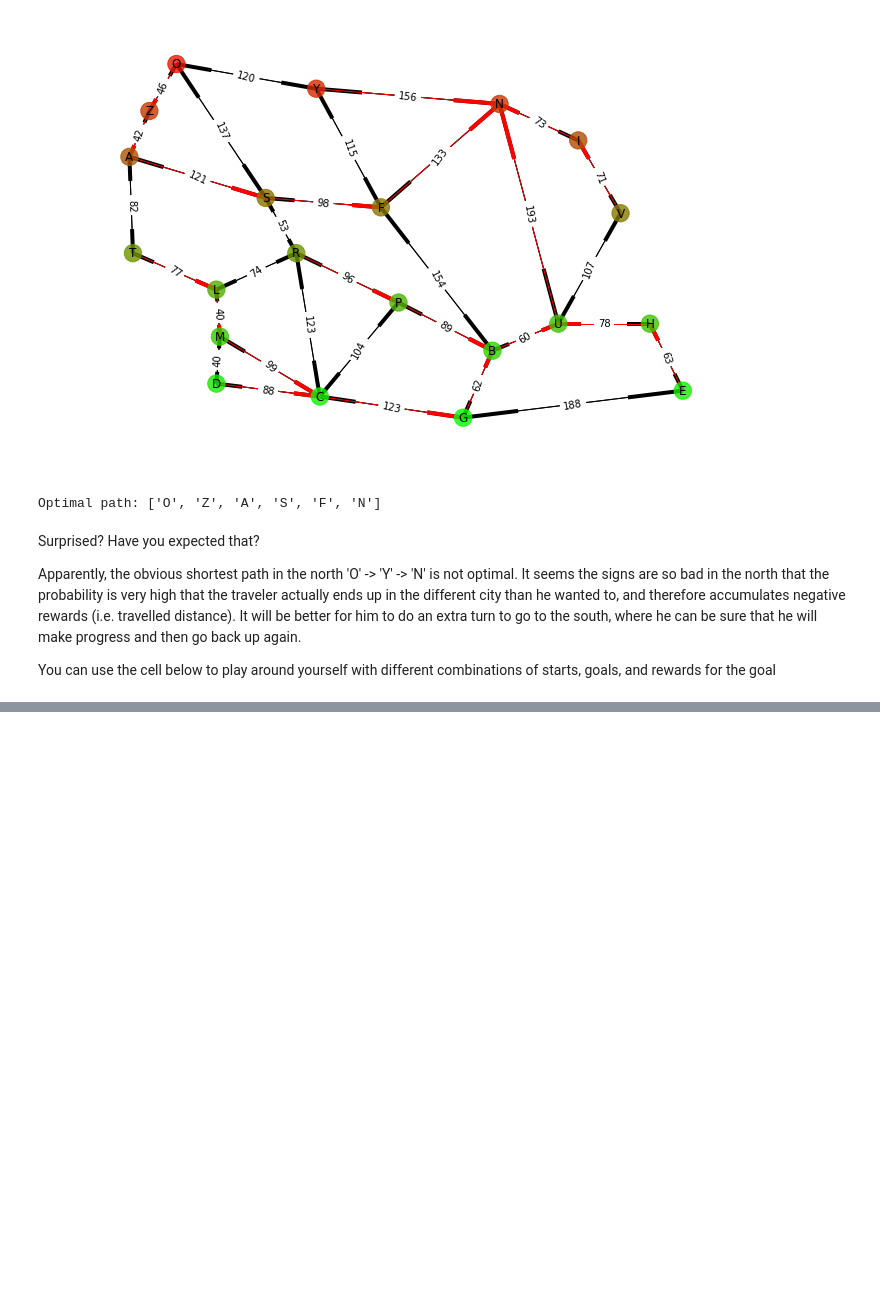
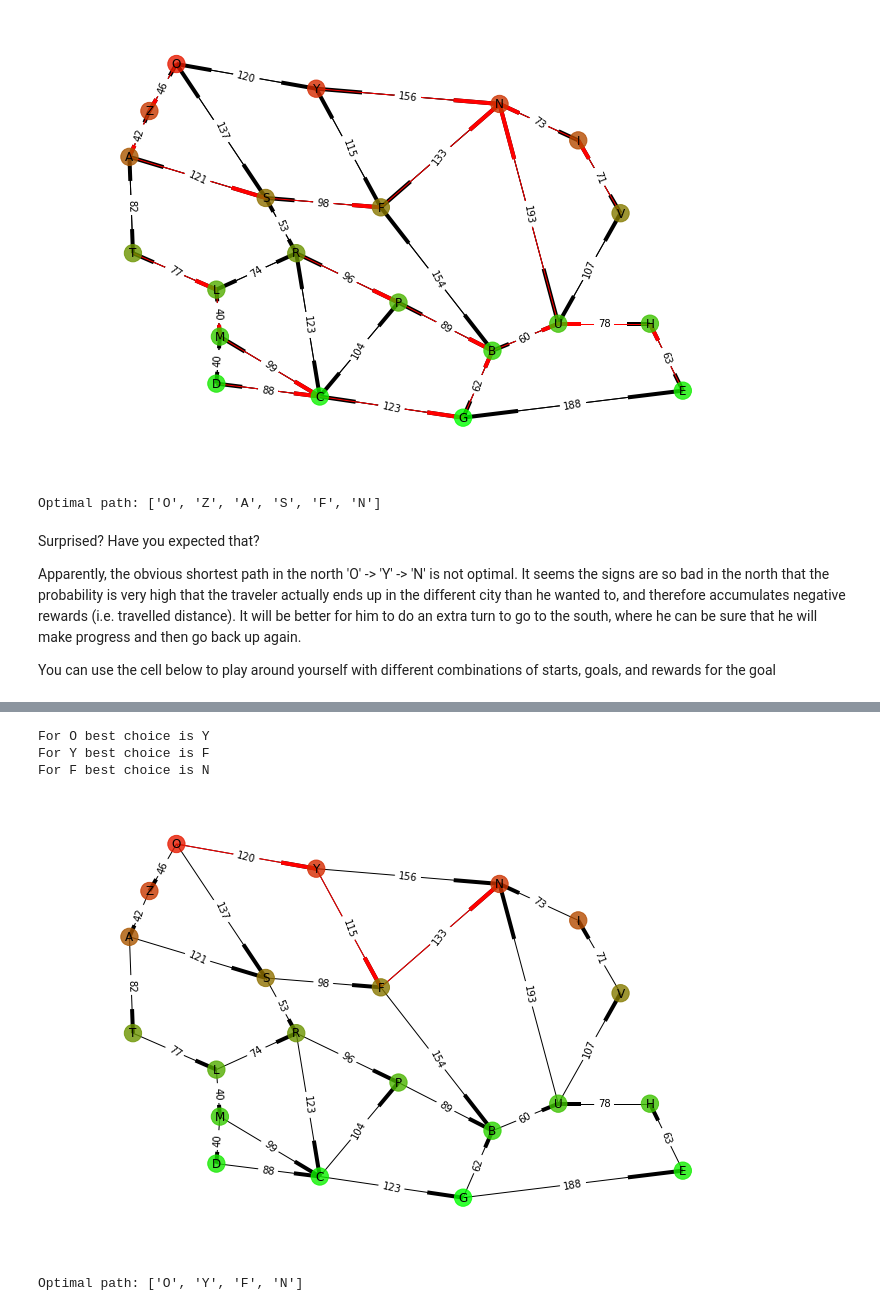
Before and after one commit to shashi/16413-project, a Jupyter notebook: part1-confused-traveler/16413 Confused traveler.ipynb, the cells around one changed output, grey strips where cells are left out. Drawn from its saved outputs; the diff is of its cells as text; code cells hidden in the pictures; blank space fills up the shorter version.

```diff
--- a/part1-confused-traveler/16413 Confused traveler.ipynb
+++ b/part1-confused-traveler/16413 Confused traveler.ipynb
@@ -162,33 +160,34 @@ Let's see what we get:
 # %%
 def build_mdp_and_get_policies(start, goal_dict):
     # Build mdp
-    mdp = build_mdp(romania_locations, romania_connections, romania_correct_turn, goal_dict)
+    mdp = build_mdp(romania_locations, romania_connections, romania_correct_turn, goal_dict, gamma=0.9)
 
     # Value iteration and extract policies
-    v = value_iteration(mdp, epsilon=1e-3)
+    v, expanded_states = value_iteration(mdp, epsilon=1e-3)
     Pi = extract_policy(mdp, v)
-    return Pi
+    return Pi, expanded_states
 
-def visualize_optimal_policy():
+
+def visualize_optimal_policy(start, Pi, goal_dict, graph, color_keys):
     # Print
-    for p in sorted(Pi):
+    for p in Pi:
         print("For " + p + " best choice is " + Pi[p])
 
     # Draw optimal policies
-    romania_graph.draw(highlight_edges=[(p, Pi[p]) for p in Pi], color_keys=romania_correct_turn)
+    graph.draw(highlight_edges=[(p, Pi[p]) for p in Pi], color_keys=color_keys)
 
     # Get optimal path
     def get_optimal_path(start, Pi):
-        goal_found = False
         path = [start]
         while True:
             if path[-1] in goal_dict:
                 break
             path.append(Pi[path[-1]])
-            if len(path) > len(Pi):
+            if len(path) > len(Pi)+1:
                 path = "no path found"
                 break
         return "Optimal path: " + str(path)
+
     print(get_optimal_path(start, Pi))
 
 
@@ -197,6 +196,6 @@ goal_dict = dict(N=100)
 start = 'O'
 
 # Run functions
-Pi = build_mdp_and_get_policies(start, goal_dict)
-visualize_optimal_policy()
+Pi, expanded_states_VI = build_mdp_and_get_policies(start, goal_dict)
+visualize_optimal_policy(start, Pi, goal_dict, romania_graph, romania_correct_turn)
 # %% [output]
@@ -294,3 +357,18 @@ Optimal path: ['O', 'Z', 'A', 'S', 'F', 'N']
+# %%
+goal_dict = dict(N=100)
+start = 'O'
+
+mdp_uni = build_mdp(romania_locations, romania_connections_uni, romania_correct_turn, goal_dict, gamma=1)
+
+g_AO, expanded_nodes_AOstar = AO_star(mdp_uni, start, max(goal_dict))
+
+visualize_optimal_policy(start, g_AO, goal_dict, romania_graph_uni, romania_correct_turn)
+# %% [output]
+For O best choice is Y
+For Y best choice is F
+For F best choice is N
+[figure, added]
+Optimal path: ['O', 'Y', 'F', 'N']
 # %% [markdown]
 ## Delivery
 
```
Also changed, not shown: parts of 9 cells of this notebook, 2 other files.
